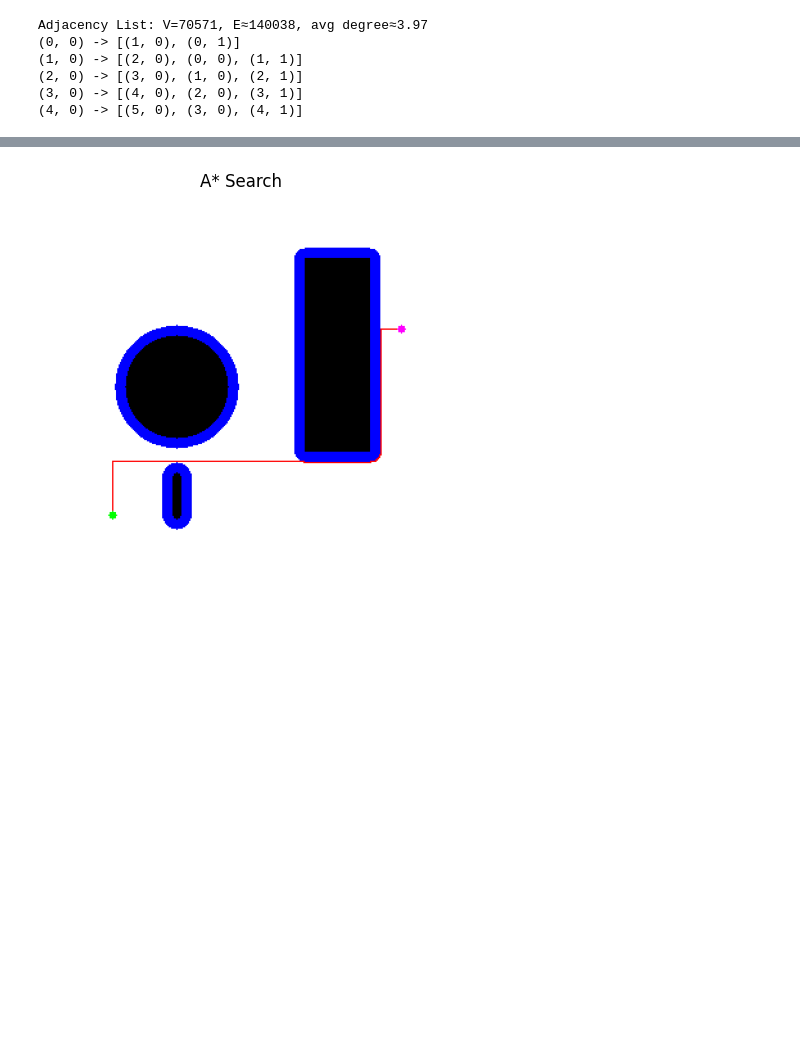
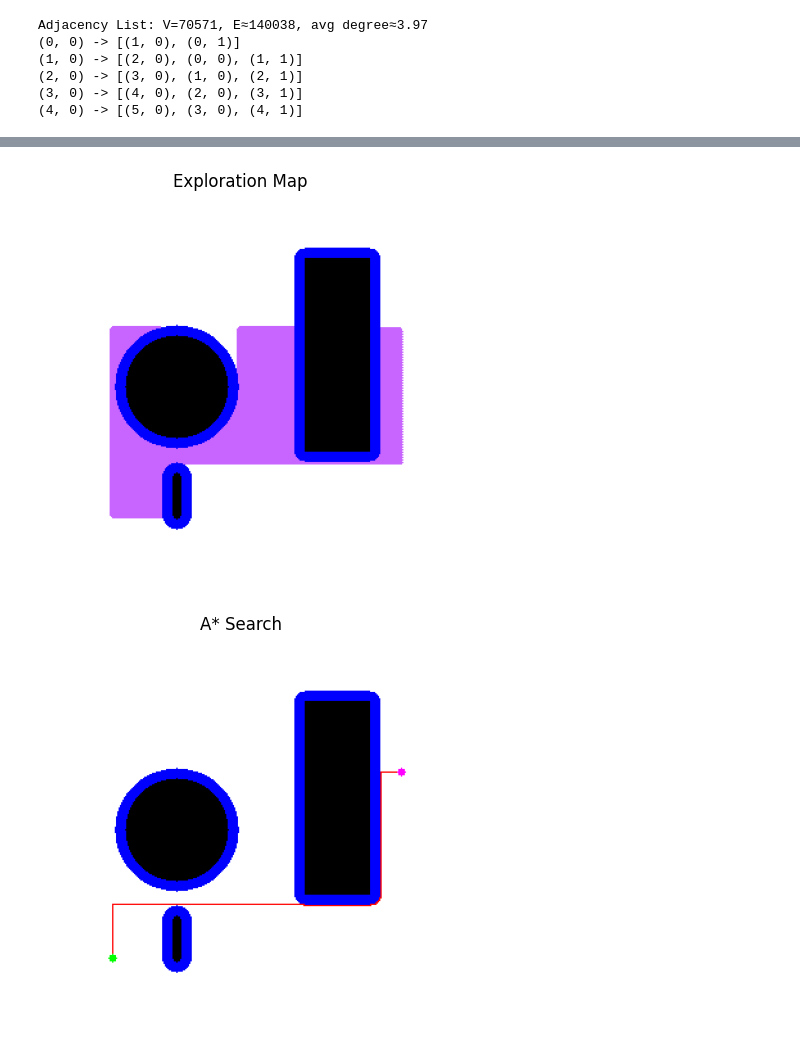
Before and after one commit to TVThanh163/Trinh_Lab3, a Jupyter notebook: Trinh_Lab3.ipynb, the cells around one changed output, grey strips where cells are left out. Drawn from its saved outputs; the diff is of its cells as text; code cells hidden in the pictures; blank space fills up the shorter version.

```diff
--- a/Trinh_Lab3.ipynb
+++ b/Trinh_Lab3.ipynb
@@ -164,3 +195,15 @@ Goal reached!
+# %%
+#This is used to find the number of nodes expanded
+exploration_map = infl_rgb.copy() # visualize edges
+for point, value in g.items():
+    if len(point) != 2:
+        continue
+    (x,y) = point
+    exploration_map[y, x] = (200, 100, 255)
+
+show(exploration_map, "Exploration Map")
+# %% [output]
+[figure, added]
 # %%
 # Adding the path for visualization
 path_rgb = infl_rgb.copy()
```
Also changed, not shown: parts of 5 cells of this notebook, 2 other files.
